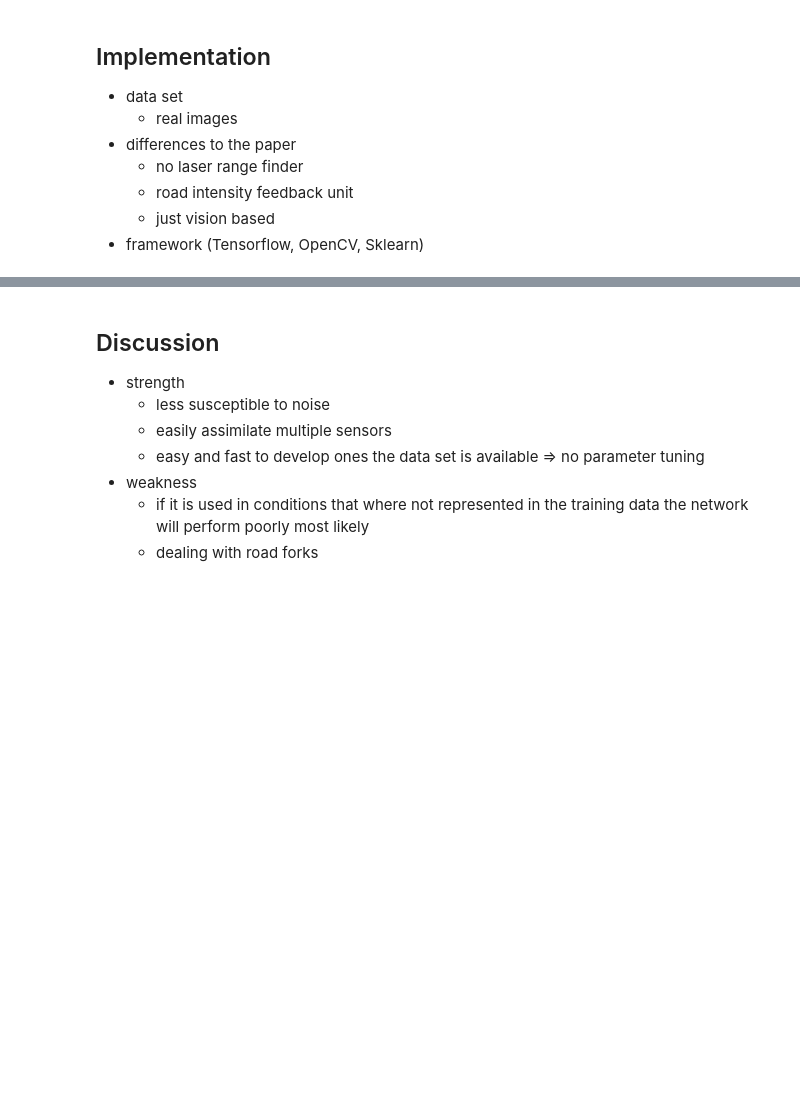
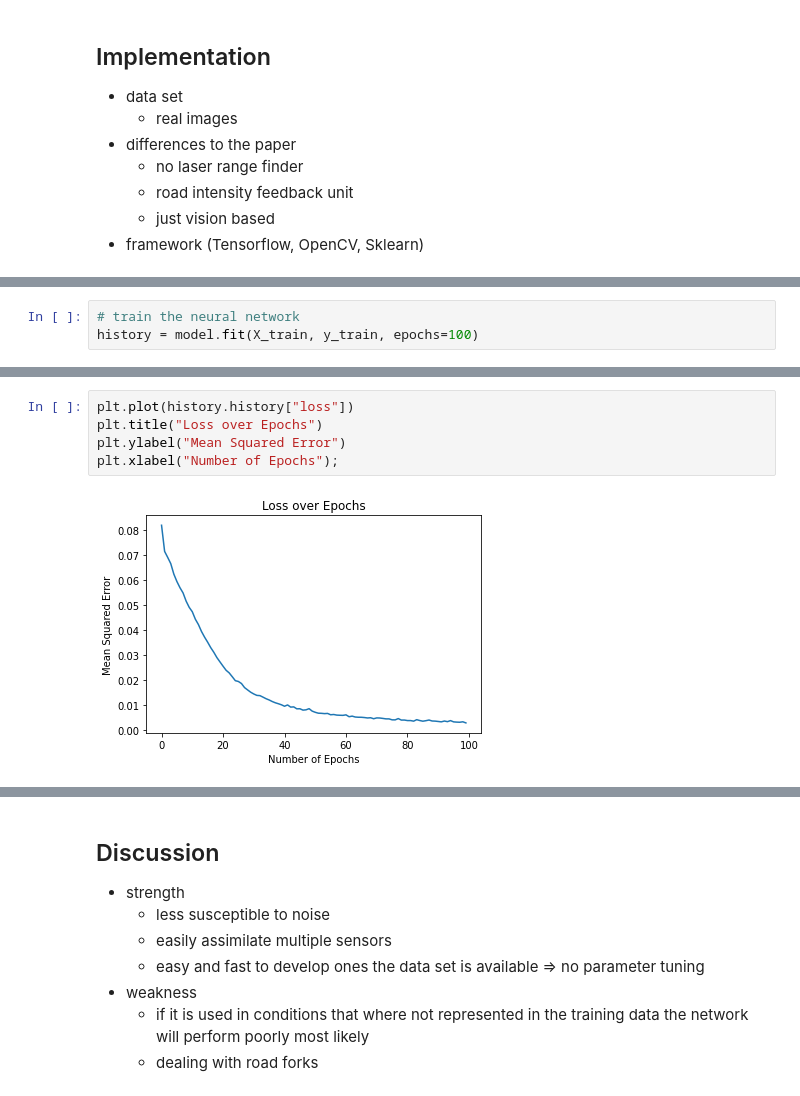
Before and after one commit to fabian-hk/Imitation-Learning, a Jupyter notebook: AVLINN.ipynb, the cells around one changed output, grey strips where cells are left out. Drawn from its saved outputs; the diff is of its cells as text; blank space fills up the shorter version.

```diff
--- a/AVLINN.ipynb
+++ b/AVLINN.ipynb
@@ -64,0 +176,3 @@ detection frequently used by autonomous driving systems nowadays.
+# %%
+# train the neural network
+history = model.fit(X_train, y_train, epochs=100)
@@ -64,0 +197,7 @@ detection frequently used by autonomous driving systems nowadays.
+# %%
+plt.plot(history.history["loss"])
+plt.title("Loss over Epochs")
+plt.ylabel("Mean Squared Error")
+plt.xlabel("Number of Epochs");
+# %% [output]
+[figure, added]
```
Also changed, not shown: parts of 18 cells of this notebook, 6 other files.
